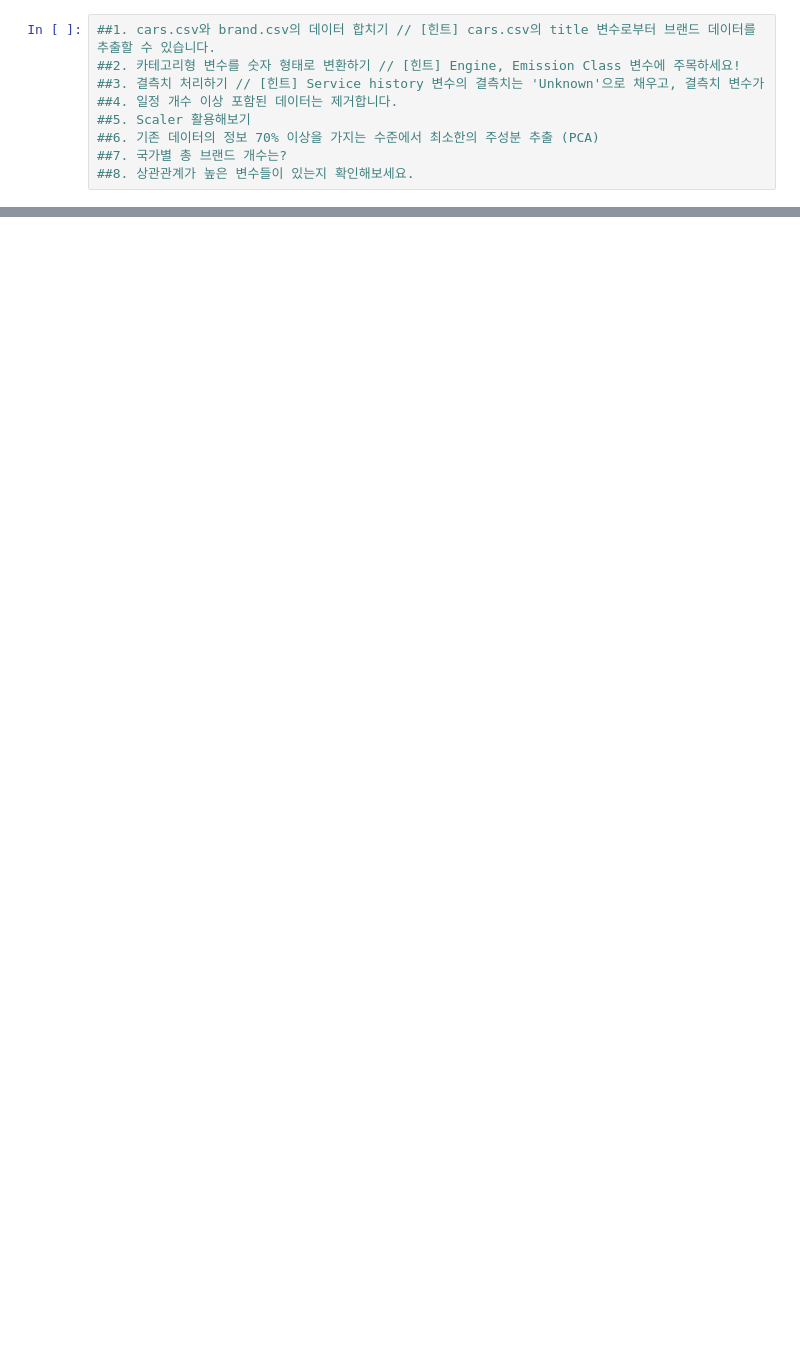
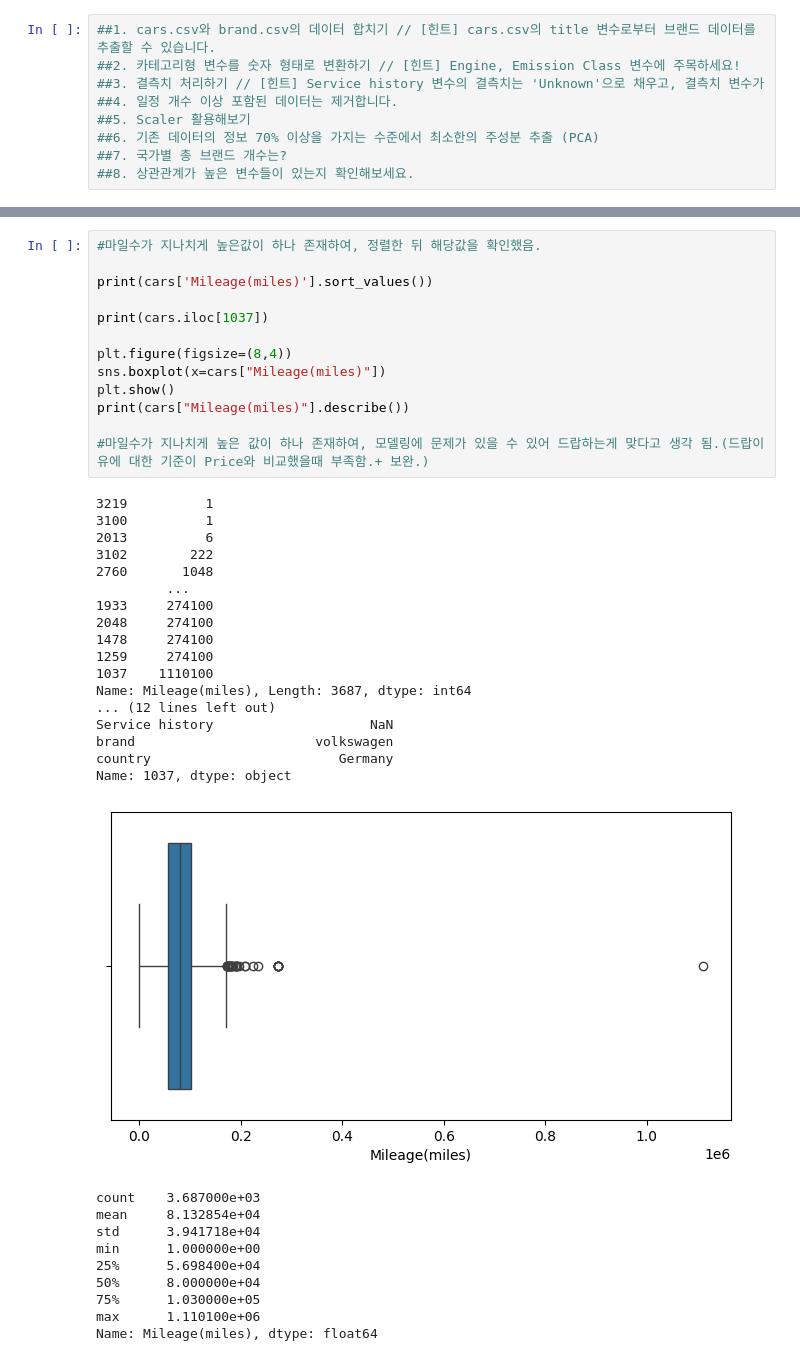
Before and after one commit to Junseong-Yoon/second-repository, a Jupyter notebook: car_brand.ipynb, the cells around one changed output, grey strips where cells are left out. Drawn from its saved outputs; the diff is of its cells as text; blank space fills up the shorter version.

```diff
--- a/car_brand.ipynb
+++ b/car_brand.ipynb
@@ -19,0 +169,41 @@ df_cars = pd.read_csv('./cars.csv')
+# %%
+#마일수가 지나치게 높은값이 하나 존재하여, 정렬한 뒤 해당값을 확인했음.
+
+print(cars['Mileage(miles)'].sort_values())
+
+print(cars.iloc[1037])
+
+plt.figure(figsize=(8,4))
+sns.boxplot(x=cars["Mileage(miles)"])
+plt.show()
+print(cars["Mileage(miles)"].describe())
+
+#마일수가 지나치게 높은 값이 하나 존재하여, 모델링에 문제가 있을 수 있어 드랍하는게 맞다고 생각 됨.(드랍이유에 대한 기준이 Price와 비교했을때 부족함.+ 보완.)
+# %% [output]
+3219          1
+3100          1
+2013          6
+3102        222
+2760       1048
+         ...
+1933     274100
+2048     274100
+1478     274100
+1259     274100
+1037    1110100
+Name: Mileage(miles), Length: 3687, dtype: int64
+... (12 lines left out)
+Service history                    NaN
+brand                       volkswagen
+country                        Germany
+Name: 1037, dtype: object
+[figure, added]
+count    3.687000e+03
+mean     8.132854e+04
+std      3.941718e+04
+min      1.000000e+00
+25%      5.698400e+04
+50%      8.000000e+04
+75%      1.030000e+05
+max      1.110100e+06
+Name: Mileage(miles), dtype: float64
```
Also changed, not shown: parts of 12 cells of this notebook.
